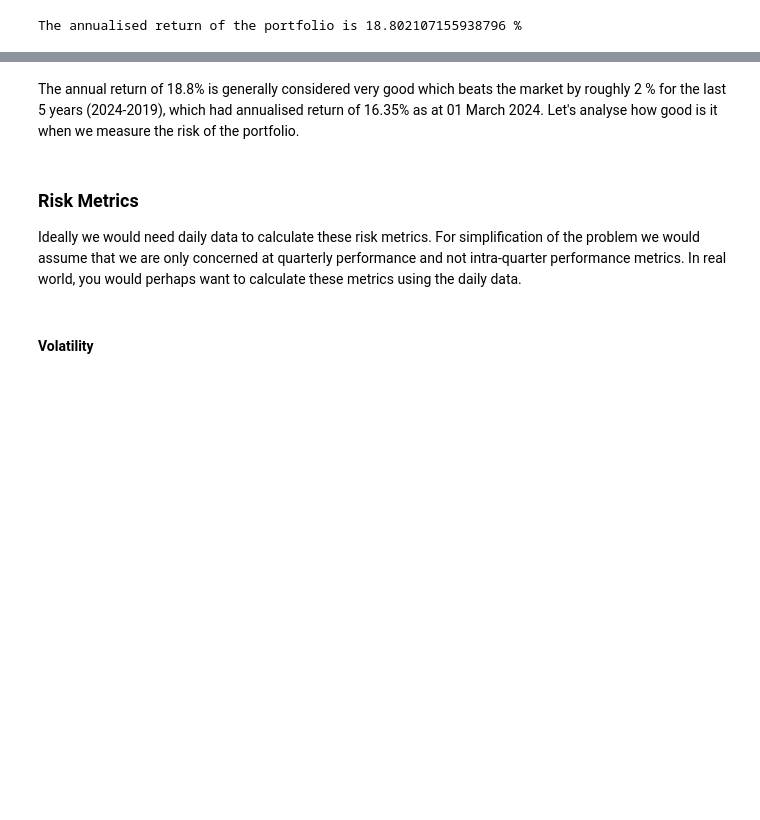
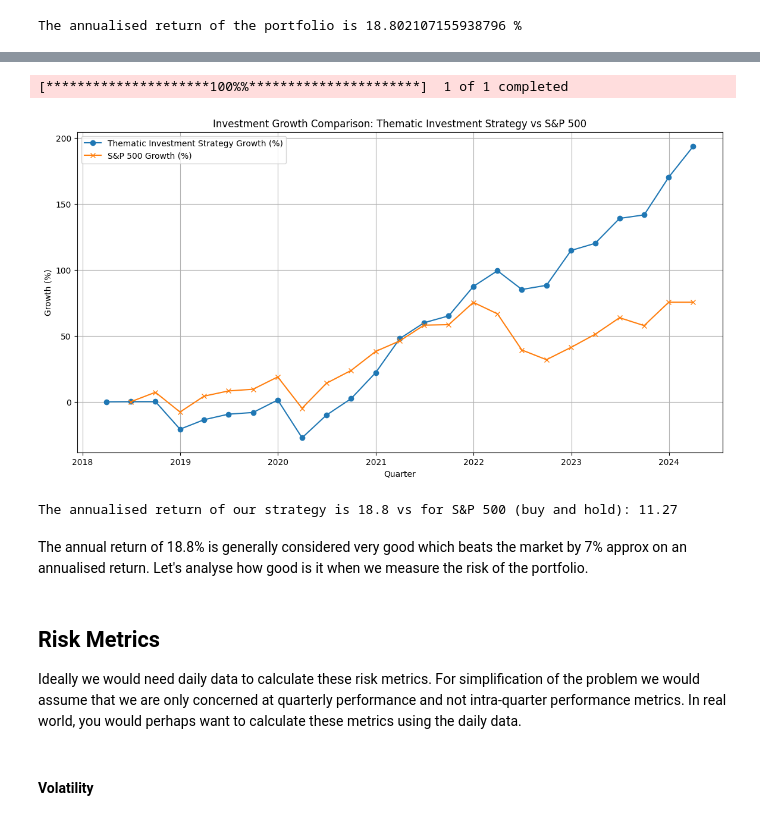
Before and after one commit to varunkhanna1993/theme_based_investing, a Jupyter notebook: thematic_investment.ipynb, the cells around one changed output, grey strips where cells are left out. Cells and saved outputs as stored; diff of their text form; code cells hidden in the pictures; blank space fills up the shorter version.

```diff
--- a/thematic_investment.ipynb
+++ b/thematic_investment.ipynb
@@ -175,7 +213,47 @@ The annualised return of the portfolio is 18.802107155938796 %
+# %%
+import yfinance as yf
+import pandas as pd
+import matplotlib.pyplot as plt
+import numpy as np
+
+# Fetch S&P 500 historical data
+sp500_data = yf.download('^GSPC', start='2018-03-31', end='2023-12-31')
+
+# Calculate the adjusted close price at the end of each quarter
+sp500_quarterly_prices = sp500_data['Adj Close'].resample('Q').ffill()
+
+# Calculate the percentage change for visualization
+sp500_quarterly_growth = (sp500_quarterly_prices / sp500_quarterly_prices.iloc[0]) - 1
+
+# Assuming your thematic investment strategy's cumulative returns are in a DataFrame
+# Convert your strategy's cumulative returns to growth percentage
+strategy_growth = quarterly_portfolio_returns['CUMULATIVE_RETURN']
+
+# Ensure both series are aligned on the same date index
+sp500_quarterly_growth = sp500_quarterly_growth.reindex(strategy_growth.index, method='ffill')
+
+# Plotting the growth comparison
+plt.figure(figsize=(14, 7))
+plt.plot(strategy_growth.index, strategy_growth * 100, label='Thematic Investment Strategy Growth (%)', marker='o')
+plt.plot(sp500_quarterly_growth.index, sp500_quarterly_growth * 100, label='S&P 500 Growth (%)', marker='x')
+plt.title('Investment Growth Comparison: Thematic Investment Strategy vs S&P 500')
+plt.xlabel('Quarter')
+plt.ylabel('Growth (%)')
+plt.legend()
+plt.grid(True)
+plt.show()
+# %% [output]
+[*********************100%%**********************]  1 of 1 completed
+[figure, added]
+# %%
+annualized_return_s_p500= ((sp500_data["Adj Close"][-1]/sp500_data["Adj Close"][0]) ** (1/5.75) -1) * 100
+print(f"The annualised return of our strategy is {round(annualized_return*100, 2)} vs for S&P 500 (buy and hold): {round(annualized_return_s_p500, 2)}")
+# %% [output]
+The annualised return of our strategy is 18.8 vs for S&P 500 (buy and hold): 11.27
 # %% [markdown]
-The annual return of 18.8% is generally considered very good which beats the market by roughly 2 % for the last 5 years (2024-2019), which had annualised return of 16.35% as at 01 March 2024. Let's analyse how good is it when we measure the risk of the portfolio.
+The annual return of 18.8% is generally considered very good which beats the market by 7% approx on an annualised return. Let's analyse how good is it when we measure the risk of the portfolio.
 # %% [markdown]
-### Risk Metrics
+## Risk Metrics
 Ideally we would need daily data to calculate these risk metrics. For simplification of the problem we would assume that we are only concerned at quarterly performance and not intra-quarter performance metrics. In real world, you would perhaps want to calculate these metrics using the daily data.
 # %% [markdown]
 #### Volatility
```
Also changed, not shown: parts of 6 cells of this notebook, 1 other file.
